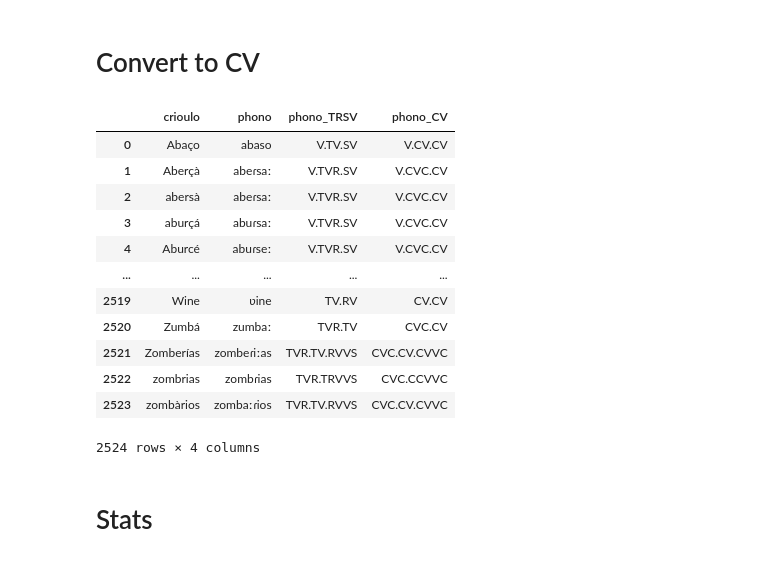
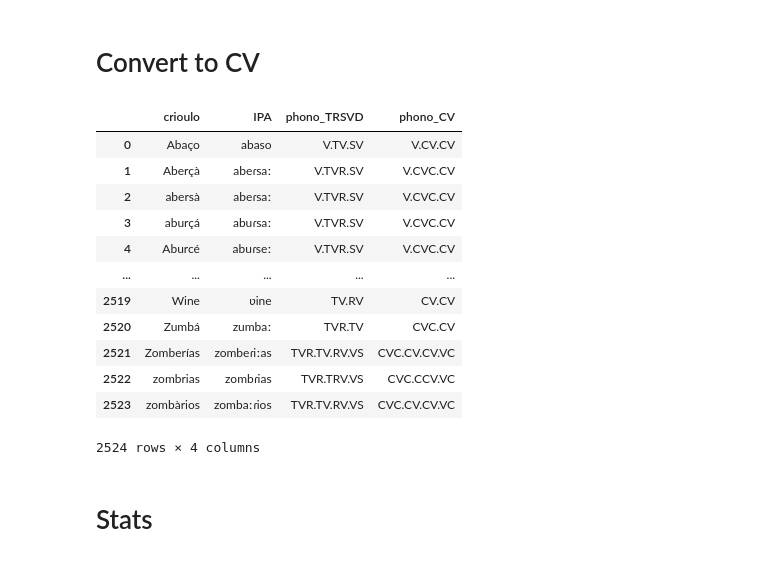
Before and after one commit to Portophon/PtLanka, a Jupyter notebook: CV stats.ipynb, the cells around one changed output. Cells and saved outputs as stored; diff of their text form; code cells hidden in the pictures.

```diff
--- a/CV stats.ipynb
+++ b/CV stats.ipynb
@@ -139,12 +167,21 @@ word_list = [re.sub("VSV", "V.SV", i) for i in word_list]
+# %%
+word_list = [re.sub("DV", "D.V", i) for i in word_list]
+# %%
+word_list = [re.sub("VD", "V.D", i) for i in word_list]
+# %%
+word_list = [re.sub("DD", "D.D", i) for i in word_list]
+# %%
+word_list = [re.sub("TT", "T.T", i) for i in word_list]
 # %% [markdown]
 # Convert to CV
 # %%
-word_df["phono_TRSV"] = word_list
-word_list_CV = [re.sub("[SRT]", "C", i) for i in word_list]
+word_df["phono_TRSVD"] = word_list
+word_list_CV = [re.sub("D", "VV", i) for i in word_list]
+word_list_CV = [re.sub("[SRT]", "C", i) for i in word_list_CV]
 word_df["phono_CV"] = word_list_CV
 word_df
 # %% [output]
-|  | crioulo | phono | phono_TRSV | phono_CV |
+|  | crioulo | IPA | phono_TRSVD | phono_CV |
 | 0 | Abaço | abaso | V.TV.SV | V.CV.CV |
 | 1 | Aberçà | abeɾsaː | V.TVR.SV | V.CVC.CV |
 | 2 | abersà | abeɾsaː | V.TVR.SV | V.CVC.CV |
@@ -153,8 +190,8 @@ word_df
 | ... | ... | ... | ... | ... |
 | 2519 | Wine | ʋine | TV.RV | CV.CV |
 | 2520 | Zumbá | zumbaː | TVR.TV | CVC.CV |
-| 2521 | Zomberías | zombeɾiːas | TVR.TV.RVVS | CVC.CV.CVVC |
-| 2522 | zombrias | zombɾias | TVR.TRVVS | CVC.CCVVC |
-| 2523 | zombàrios | zombaːɾios | TVR.TV.RVVS | CVC.CV.CVVC |
+| 2521 | Zomberías | zombeɾiːas | TVR.TV.RV.VS | CVC.CV.CV.VC |
+| 2522 | zombrias | zombɾias | TVR.TRV.VS | CVC.CCV.VC |
+| 2523 | zombàrios | zombaːɾios | TVR.TV.RV.VS | CVC.CV.CV.VC |
 2524 rows × 4 columns
 # %%
```
Also changed, not shown: parts of 19 cells of this notebook, 5 other files.
